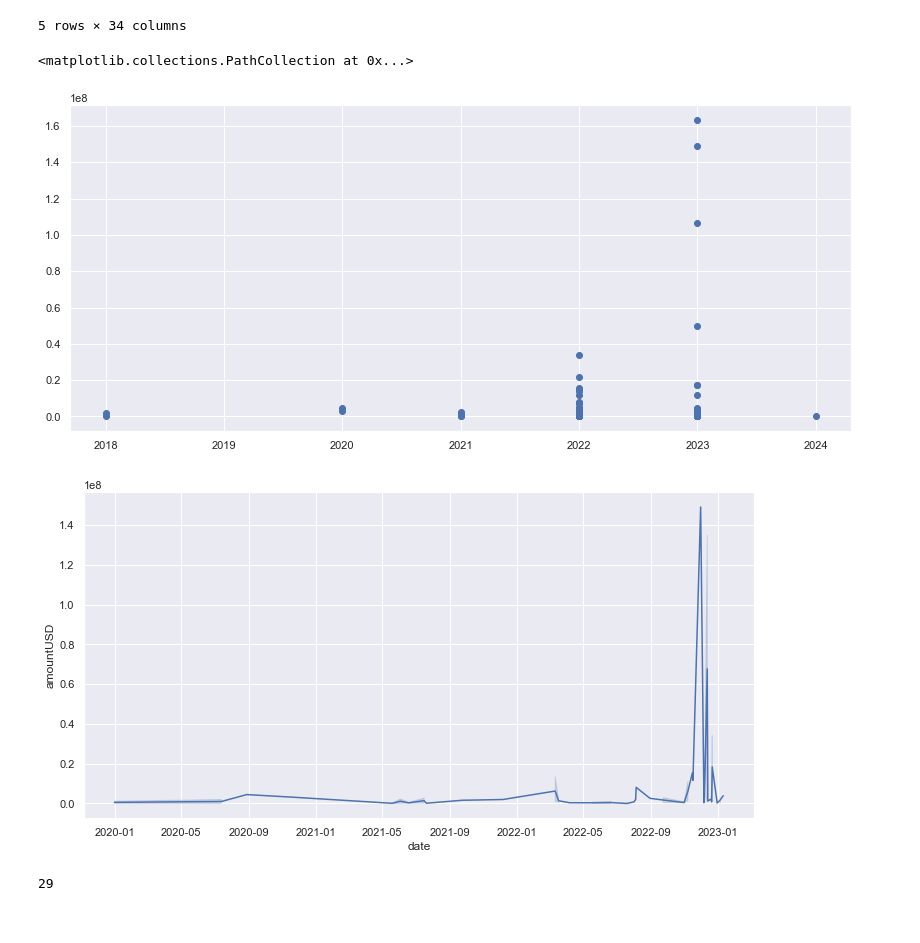
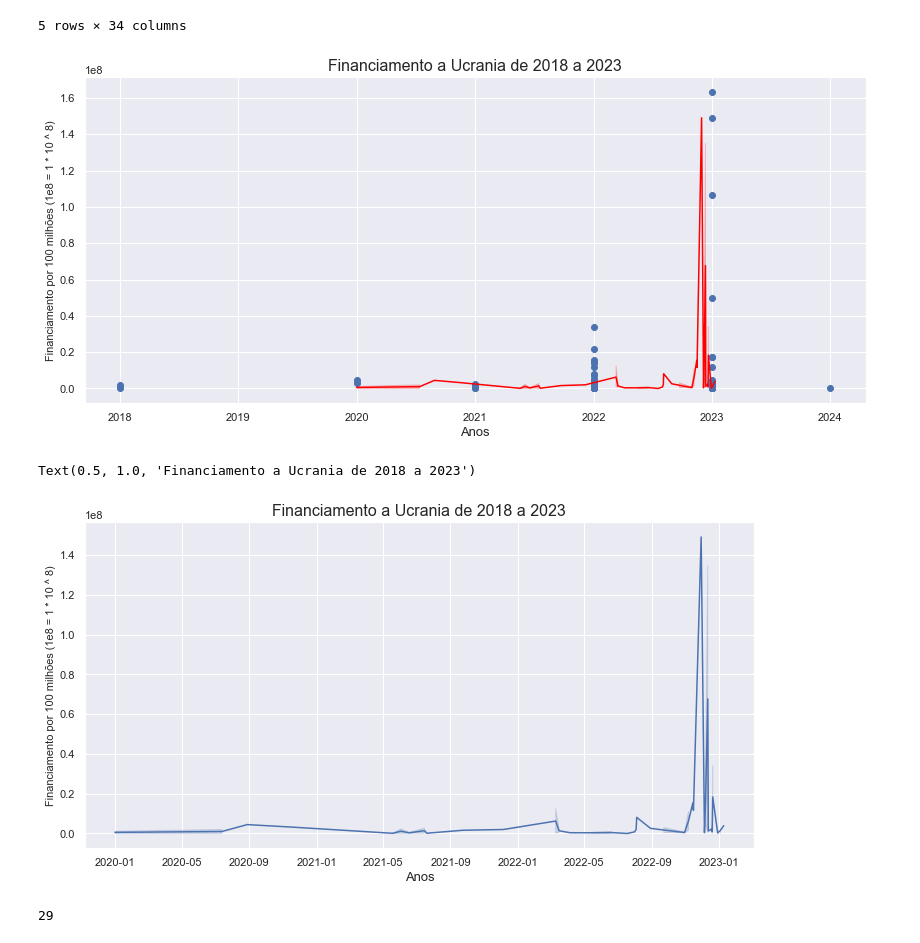
Before and after one commit to henriquecarvalho-maker/Projeto-Guerra-da-Ucrania, a Jupyter notebook: Financiamento_a_Ucraniano.ipynb, the cells around one changed output. Cells and saved outputs as stored; diff of their text form; code cells hidden in the pictures.

```diff
--- a/Financiamento_a_Ucraniano.ipynb
+++ b/Financiamento_a_Ucraniano.ipynb
@@ -52,16 +52,28 @@ datadf['srcUsageYearEnd'] = pd.to_datetime(datadf['srcUsageYearEnd'])
 datadf['amountUSD'] = pd.to_numeric(datadf['amountUSD'])
 # %%
 plt.scatter(datadf['srcUsageYearEnd'], datadf['amountUSD'])
+plt.title('Financiamento a Ucrania de 2018 a 2023', fontsize=16)
+plt.ylabel('Financiamento por 100 milhões (1e8 = 1 * 10 ^ 8)', fontsize=11)
+plt.xlabel('Anos', fontsize=13)
+
+ax = sns.lineplot(data=datadf, x='date', y='amountUSD', color= 'red')
+#ax.figure.set_size_inches((12,6))
+#ax.set_ylabel('Financiamento por 100 milhões (1e8 = 1 * 10 ^ 8)', fontsize=11)
+#ax.set_xlabel('Anos', fontsize=13)
+#ax.set_title('Financiamento a Ucrania de 2018 a 2023', fontsize=16)
 # %% [output]
-<matplotlib.collections.PathCollection at 0x...>
-[figure, old version]
+[figure, new version]
 # %%
 datadf['date'] = pd.to_datetime(datadf['date'])
 # %%
 ax = sns.lineplot(data=datadf, x='date', y='amountUSD')
 ax.figure.set_size_inches((12,6))
+ax.set_ylabel('Financiamento por 100 milhões (1e8 = 1 * 10 ^ 8)', fontsize=11)
+ax.set_xlabel('Anos', fontsize=13)
+ax.set_title('Financiamento a Ucrania de 2018 a 2023', fontsize=16)
 # %% [output]
+Text(0.5, 1.0, 'Financiamento a Ucrania de 2018 a 2023')
-[figure, old version]
+[figure, new version]
 # %%
 datadf['srcLocations'].isnull().sum()
 # %% [output]
```
Also changed, not shown: parts of 2 cells of this notebook, 2 other files.
